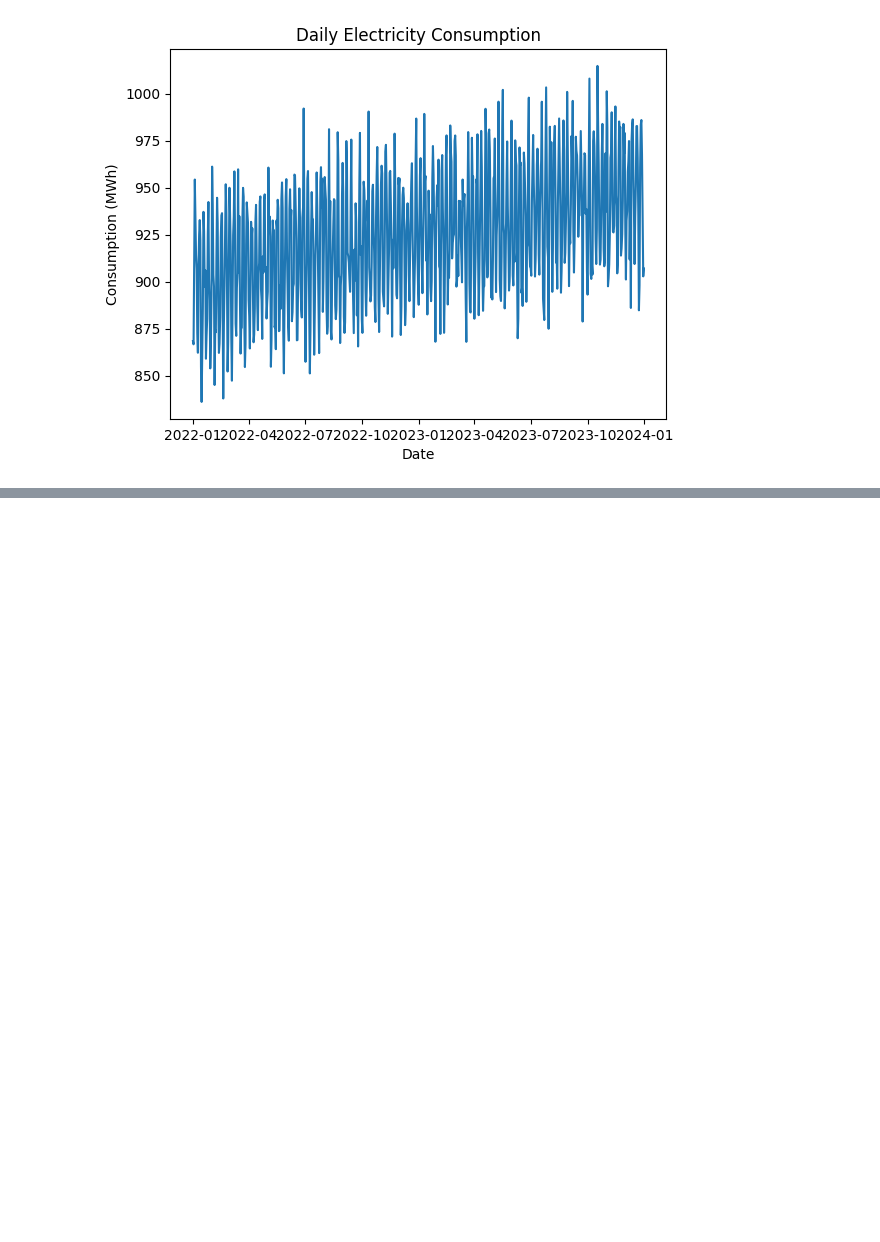
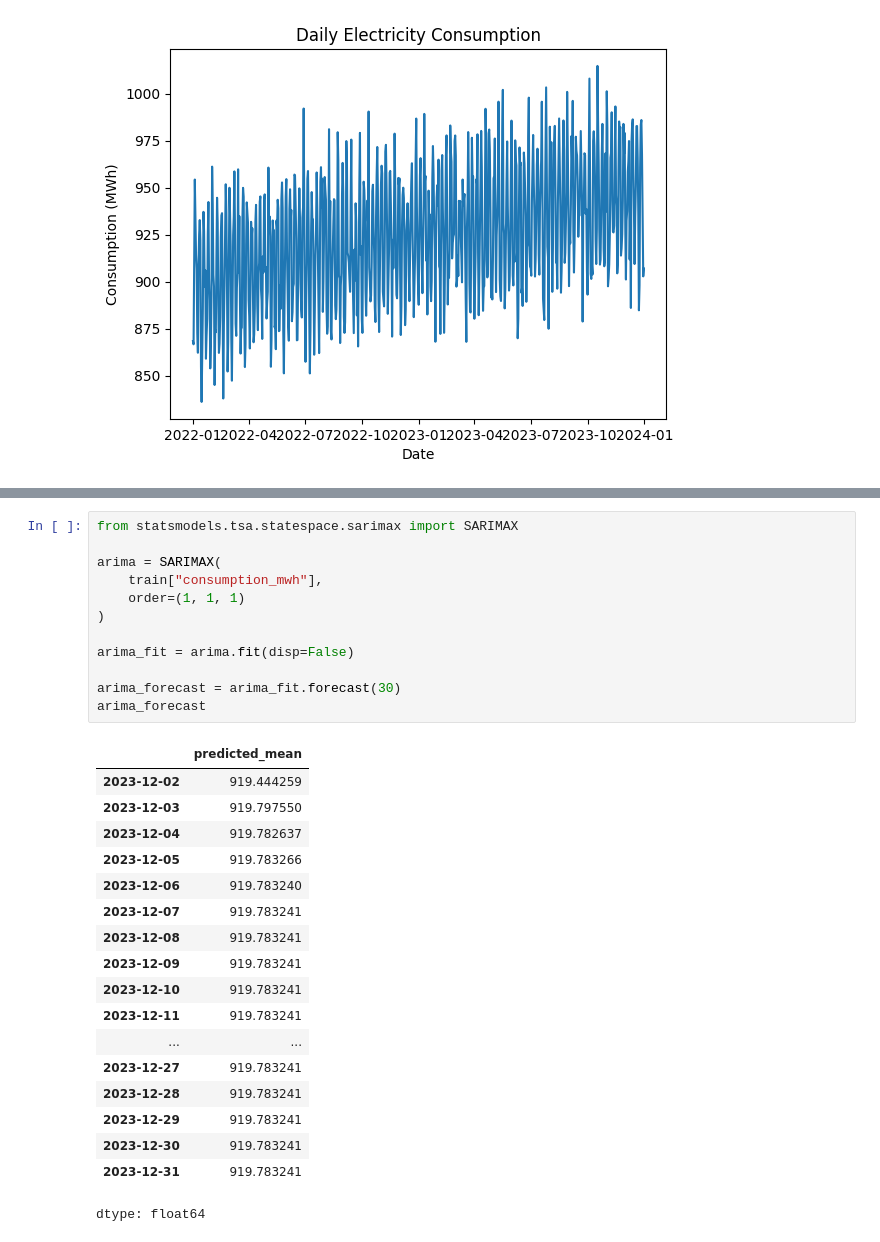
Before and after one commit to G0nkly/Ready-Set-Prophecy, a Jupyter notebook: Timeseries_Intro.ipynb, the cells around one changed output, grey strips where cells are left out. Saved outputs shown, nothing was run; the diff lists cells and outputs as text; blank space fills up the shorter version.

```diff
--- a/Timeseries_Intro.ipynb
+++ b/Timeseries_Intro.ipynb
@@ -63,0 +75,31 @@ plt.show()
+# %%
+from statsmodels.tsa.statespace.sarimax import SARIMAX
+
+arima = SARIMAX(
+    train["consumption_mwh"],
+    order=(1, 1, 1)
+)
+
+arima_fit = arima.fit(disp=False)
+
+arima_forecast = arima_fit.forecast(30)
+arima_forecast
+# %% [output]
+|  | predicted_mean |
+| 2023-12-02 | 919.444259 |
+| 2023-12-03 | 919.797550 |
+| 2023-12-04 | 919.782637 |
+| 2023-12-05 | 919.783266 |
+| 2023-12-06 | 919.783240 |
+| 2023-12-07 | 919.783241 |
+| 2023-12-08 | 919.783241 |
+| 2023-12-09 | 919.783241 |
+| 2023-12-10 | 919.783241 |
+| 2023-12-11 | 919.783241 |
+| ... | ... |
+| 2023-12-27 | 919.783241 |
+| 2023-12-28 | 919.783241 |
+| 2023-12-29 | 919.783241 |
+| 2023-12-30 | 919.783241 |
+| 2023-12-31 | 919.783241 |
+dtype: float64
```
Also changed, not shown: parts of 16 cells of this notebook.
